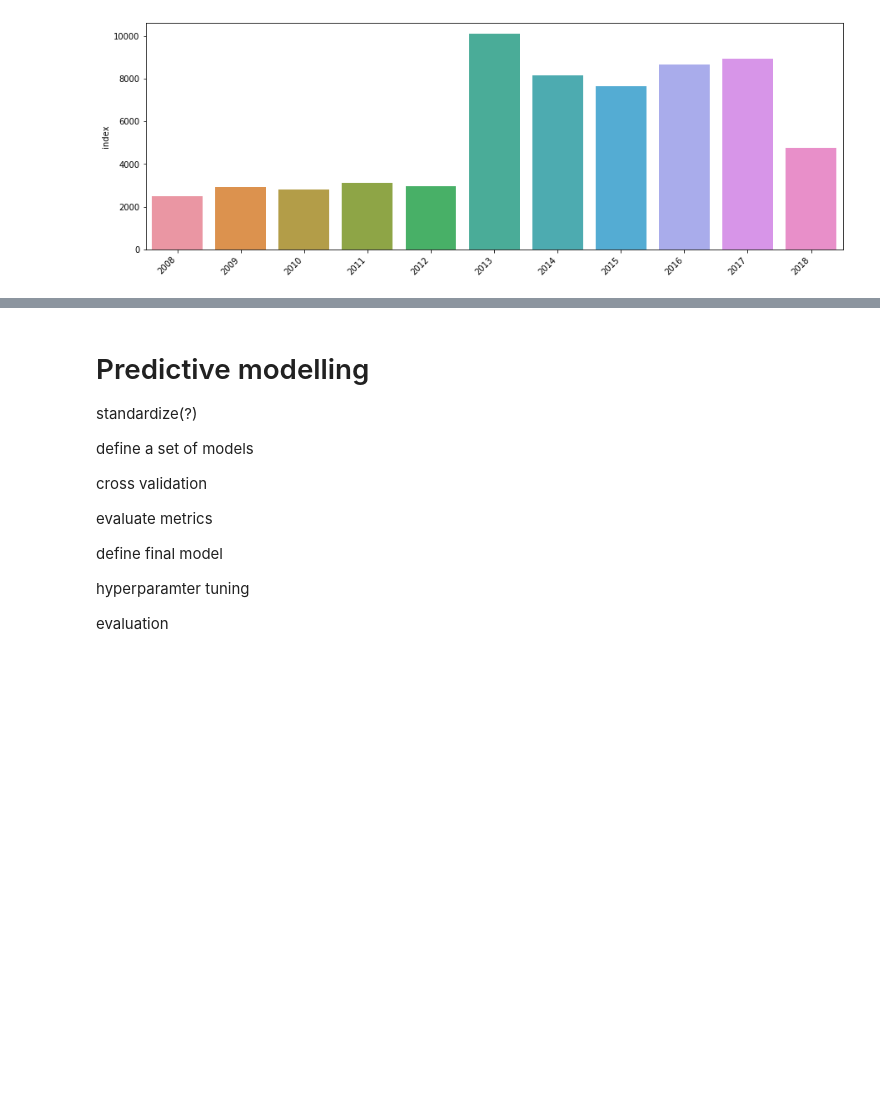
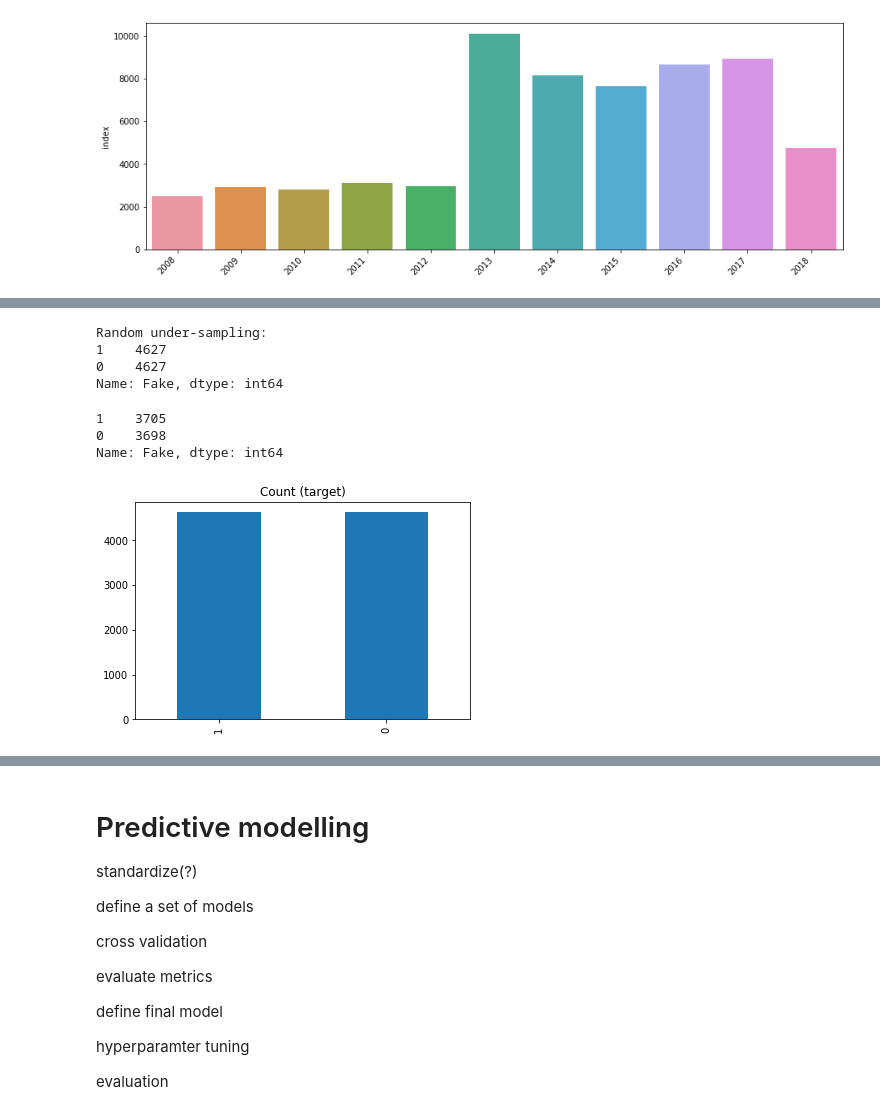
Before and after one commit to froukje/FakeNews_German, a Jupyter notebook: Project_News_Categorization.ipynb, the cells around one changed output, grey strips where cells are left out. Saved outputs shown, nothing was run; the diff lists cells and outputs as text; code cells hidden in the pictures; blank space fills up the shorter version.

```diff
--- a/Project_News_Categorization.ipynb
+++ b/Project_News_Categorization.ipynb
@@ -832,0 +839,28 @@ categorize target variable to numbers
+# %%
+#sampling
+
+# Class count
+count_class_0, count_class_1 = news_fake["Fake"].value_counts()
+
+# Divide by class
+news_fake_class_0 = news_fake[news_fake['Fake'] == 0]
+news_fake_class_1 = news_fake[news_fake['Fake'] == 1]
+
+news_fake_class_0_under = news_fake_class_0.sample(count_class_1)
+news_fake_test_under = pd.concat([news_fake_class_0_under, news_fake_class_1], axis=0)
+
+print('Random under-sampling:')
+print(news_fake_test_under.Fake.value_counts())
+
+news_fake_test_under.Fake.value_counts().plot(kind='bar', title='Count (target)');
+text_train, text_test, y_train, y_test = train_test_split(news_fake_test_under["Titel"]+news_fake_test_under["Body"], news_fake_test_under["Fake"], test_size=0.2, random_state=42)
+y_train.value_counts()
+# %% [output]
+Random under-sampling:
+1    4627
+0    4627
+Name: Fake, dtype: int64
+1    3705
+0    3698
+Name: Fake, dtype: int64
+[figure, added]
```
Also changed, not shown: parts of 20 cells of this notebook.
